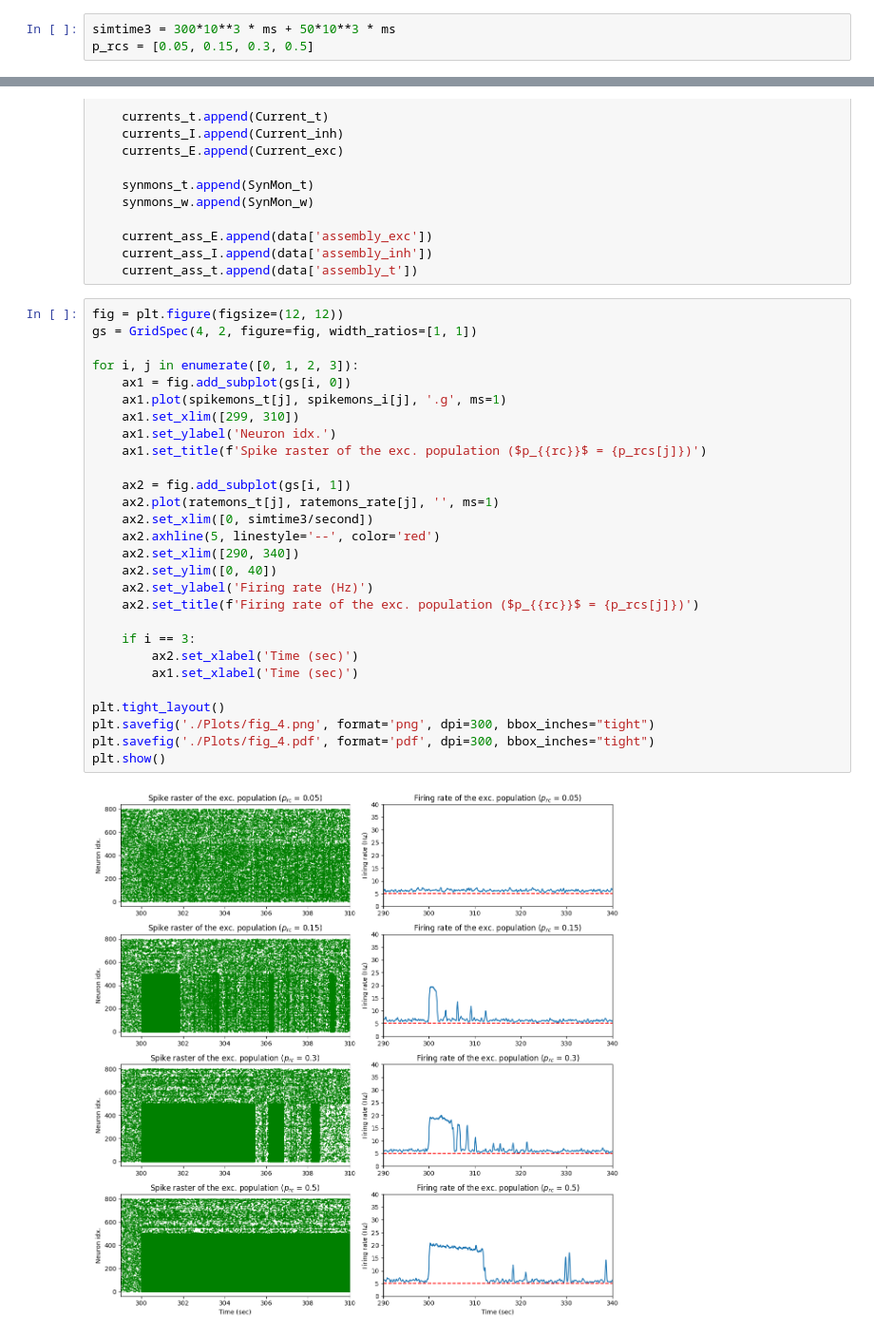
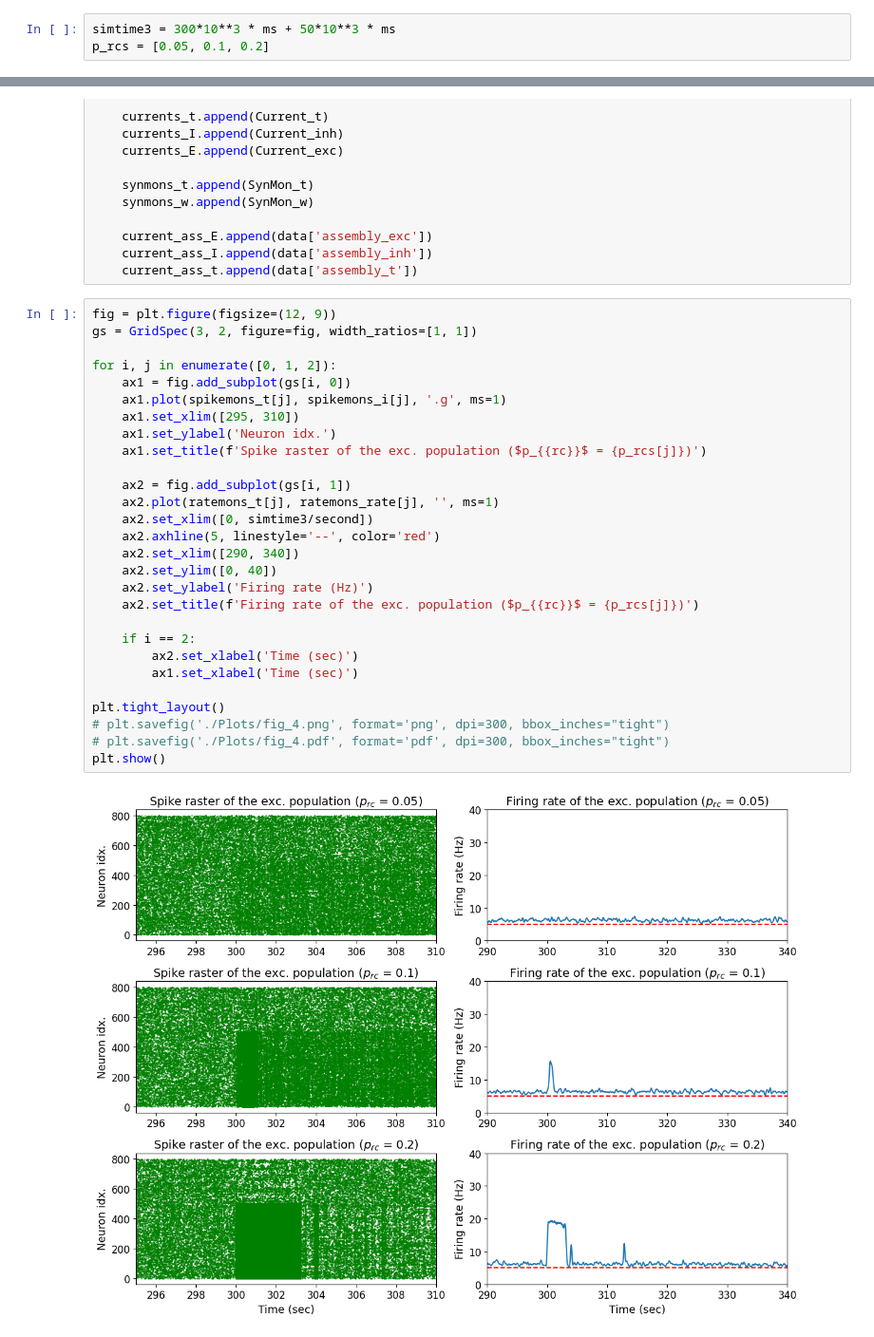
Before and after one commit to m-buschmann/balancing_networks, a Jupyter notebook: analysis_c.ipynb, the cells around one changed output, grey strips where cells are left out. Shown at 95% size. Cells and saved outputs as stored; diff of their text form.

```diff
--- a/analysis_c.ipynb
+++ b/analysis_c.ipynb
@@ -10,6 +11,6 @@ from matplotlib.gridspec import GridSpec
 # %%
 simtime3 = 300*10**3 * ms + 50*10**3 * ms
-p_rcs = [0.05, 0.15, 0.3, 0.5]
+p_rcs = [0.05, 0.1, 0.2]
 # %%
 spikemons_t = []
 spikemons_i = []
@@ -53,33 +54,33 @@ for i, p_rc in enumerate(p_rcs):
     current_ass_I.append(data['assembly_inh'])
     current_ass_t.append(data['assembly_t'])
 # %%
-fig = plt.figure(figsize=(12, 12))
-gs = GridSpec(4, 2, figure=fig, width_ratios=[1, 1])
+fig = plt.figure(figsize=(12, 9))
+gs = GridSpec(3, 2, figure=fig, width_ratios=[1, 1])
 
-for i, j in enumerate([0, 1, 2, 3]):
+for i, j in enumerate([0, 1, 2]):
     ax1 = fig.add_subplot(gs[i, 0])
     ax1.plot(spikemons_t[j], spikemons_i[j], '.g', ms=1)
-    ax1.set_xlim([299, 310])
+    ax1.set_xlim([295, 310])
     ax1.set_ylabel('Neuron idx.')
     ax1.set_title(f'Spike raster of the exc. population ($p_{{rc}}$ = {p_rcs[j]})')
 
     ax2 = fig.add_subplot(gs[i, 1])
     ax2.plot(ratemons_t[j], ratemons_rate[j], '', ms=1)
     ax2.set_xlim([0, simtime3/second])
     ax2.axhline(5, linestyle='--', color='red')
     ax2.set_xlim([290, 340])
     ax2.set_ylim([0, 40])
     ax2.set_ylabel('Firing rate (Hz)')
     ax2.set_title(f'Firing rate of the exc. population ($p_{{rc}}$ = {p_rcs[j]})')
 
-    if i == 3:
+    if i == 2:
         ax2.set_xlabel('Time (sec)')
         ax1.set_xlabel('Time (sec)')
 
 plt.tight_layout()
-plt.savefig('./Plots/fig_4.png', format='png', dpi=300, bbox_inches="tight")
-plt.savefig('./Plots/fig_4.pdf', format='pdf', dpi=300, bbox_inches="tight")
+# plt.savefig('./Plots/fig_4.png', format='png', dpi=300, bbox_inches="tight")
+# plt.savefig('./Plots/fig_4.pdf', format='pdf', dpi=300, bbox_inches="tight")
 plt.show()
 # %% [output]
-[figure, old version]
+[figure, new version]
 # %%
```
Also changed, not shown: parts of 2 cells of this notebook, 6 other files.
